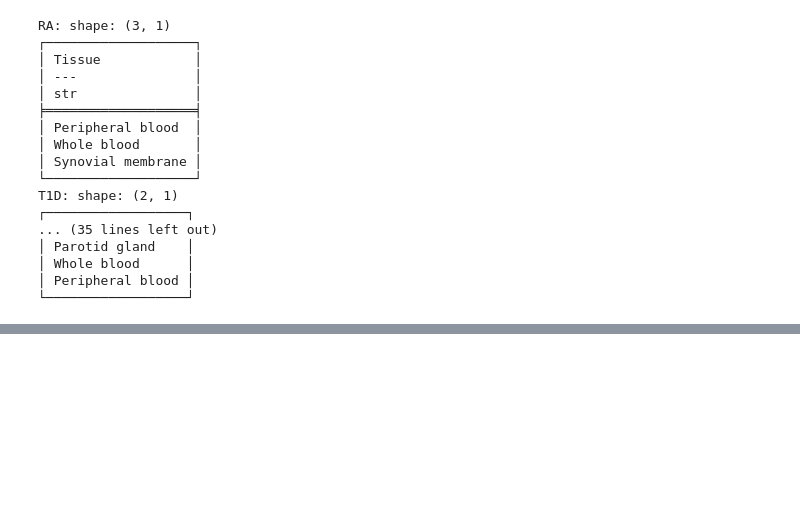
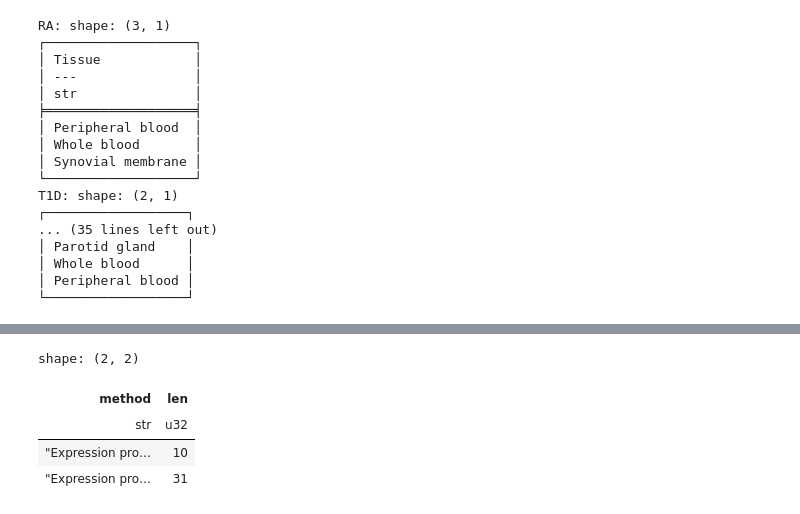
Before and after one commit to thelgis/applied-bioinformatics-thesis, a Jupyter notebook: notebooks/2_Exploratory_Analysis.ipynb, the cells around one changed output, grey strips where cells are left out. Saved outputs shown, nothing was run; the diff lists cells and outputs as text; code cells hidden in the pictures; blank space fills up the shorter version.

```diff
--- a/notebooks/2_Exploratory_Analysis.ipynb
+++ b/notebooks/2_Exploratory_Analysis.ipynb
@@ -550,0 +565,8 @@ T1D: shape: (2, 1)
+# %%
+datasets_info.group_by("method").len()
+# %% [output]
+shape: (2, 2)
+| method | len |
+| str | u32 |
+| "Expression pro… | 10 |
+| "Expression pro… | 31 |
```
Also changed, not shown: parts of 6 cells of this notebook, 1 other file.
